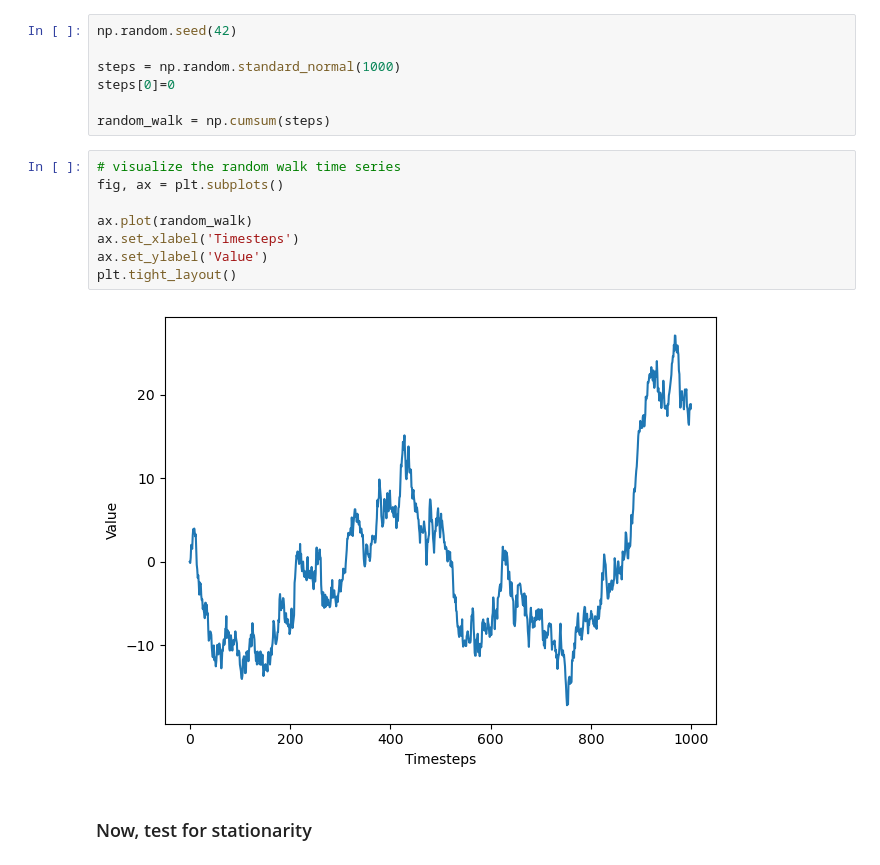
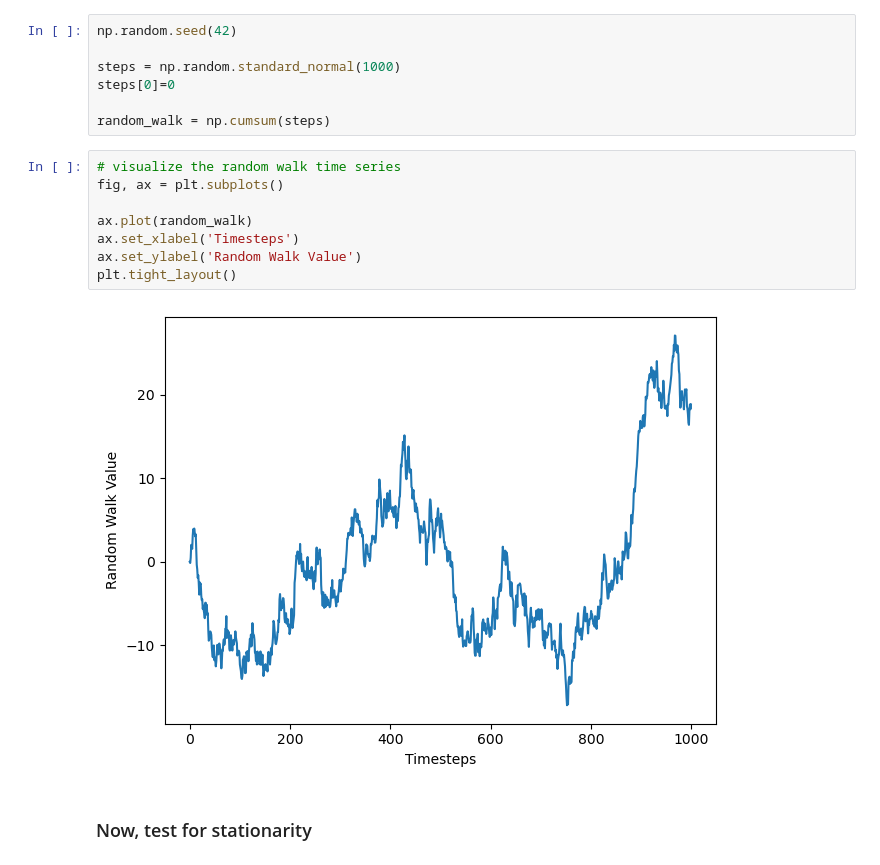
Before and after one commit to JGrootBramel/TSF, a Jupyter notebook: Ex4_StatisticalForecasting.RandomWalk_Forecast.ipynb, the cells around one changed output. Saved outputs shown, nothing was run; the diff lists cells and outputs as text.

```diff
--- a/Ex4_StatisticalForecasting.RandomWalk_Forecast.ipynb
+++ b/Ex4_StatisticalForecasting.RandomWalk_Forecast.ipynb
@@ -108,13 +108,13 @@ random_walk = np.cumsum(steps)
 # %%
 # visualize the random walk time series
 fig, ax = plt.subplots()
 
 ax.plot(random_walk)
 ax.set_xlabel('Timesteps')
-ax.set_ylabel('Value')
+ax.set_ylabel('Random Walk Value')
 plt.tight_layout()
 # %% [output]
-[figure, old version]
+[figure, new version]
 # %% [markdown]
 ### Now, test for stationarity
 # %%
```
Also changed, not shown: parts of 2 cells of this notebook, 7 other files.
